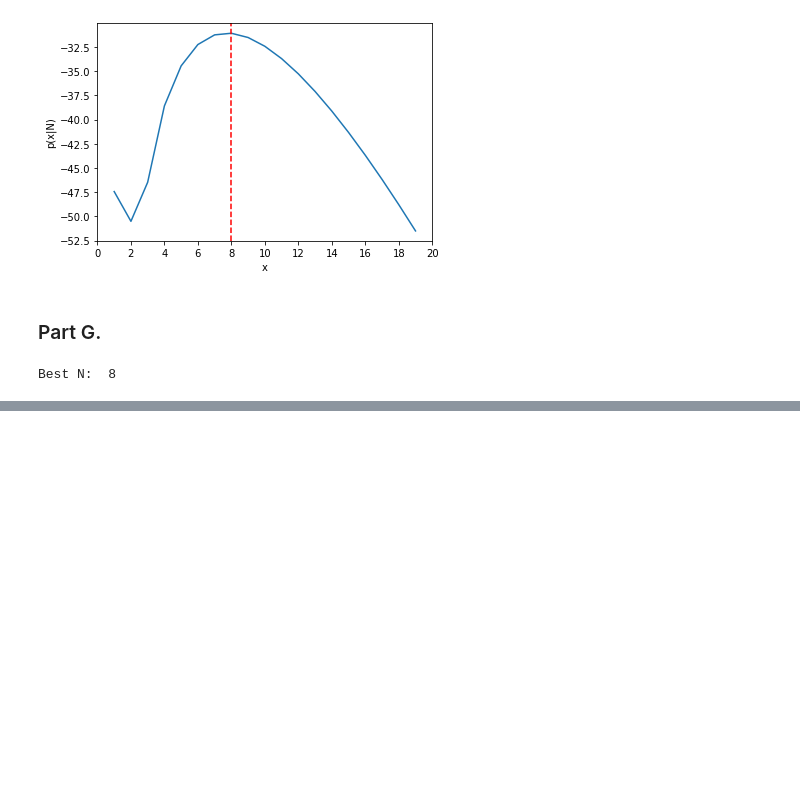
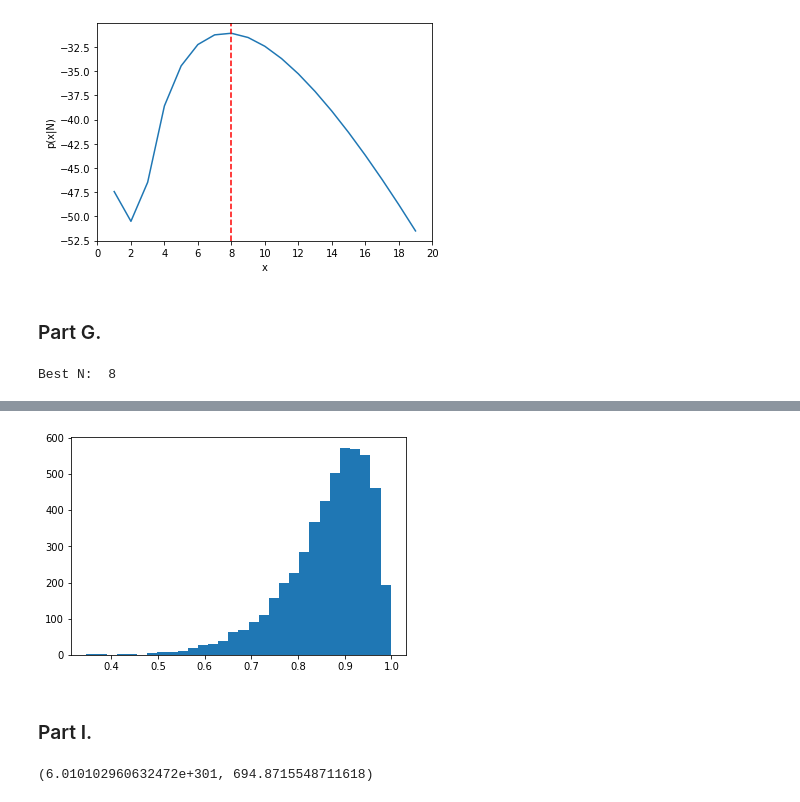
Before and after one commit to nahbos/AUT-Pattern-Recognition, a Jupyter notebook: SPR_HW2/EX02_Q4.ipynb, the cells around one changed output, grey strips where cells are left out. Drawn from its saved outputs; the diff is of its cells as text; code cells hidden in the pictures; blank space fills up the shorter version.

Commit message:
Parts H and I are done.

```diff
--- a/SPR_HW2/EX02_Q4.ipynb
+++ b/SPR_HW2/EX02_Q4.ipynb
@@ -143,0 +145,3 @@ Best N:  8
+# %%
+dataset = pd.read_csv('./inputs/P4/kumaraswamy.txt', names=['Kumaraswamy'])
+dataset.head()
@@ -143,0 +166,7 @@ Best N:  8
+# %%
+plt.hist(dataset, bins=30)
+plt.show()
+# %% [output]
+[figure, added]
+# %% [markdown]
+### Part I.
@@ -143,0 +189,4 @@ Best N:  8
+# %%
+kumaraswamy_likelihood_and_log(0.5, 0.5, dataset.values.reshape(-1))
+# %% [output]
+(6.010102960632472e+301, 694.8715548711618)
```
Also changed, not shown: parts of 6 cells of this notebook.
